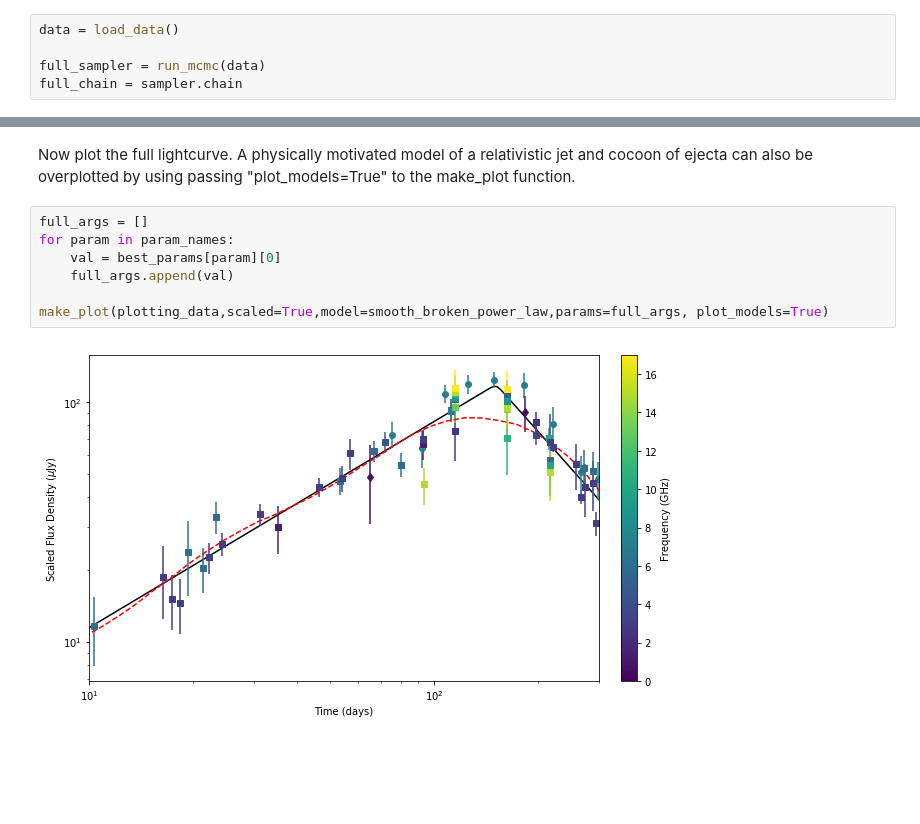
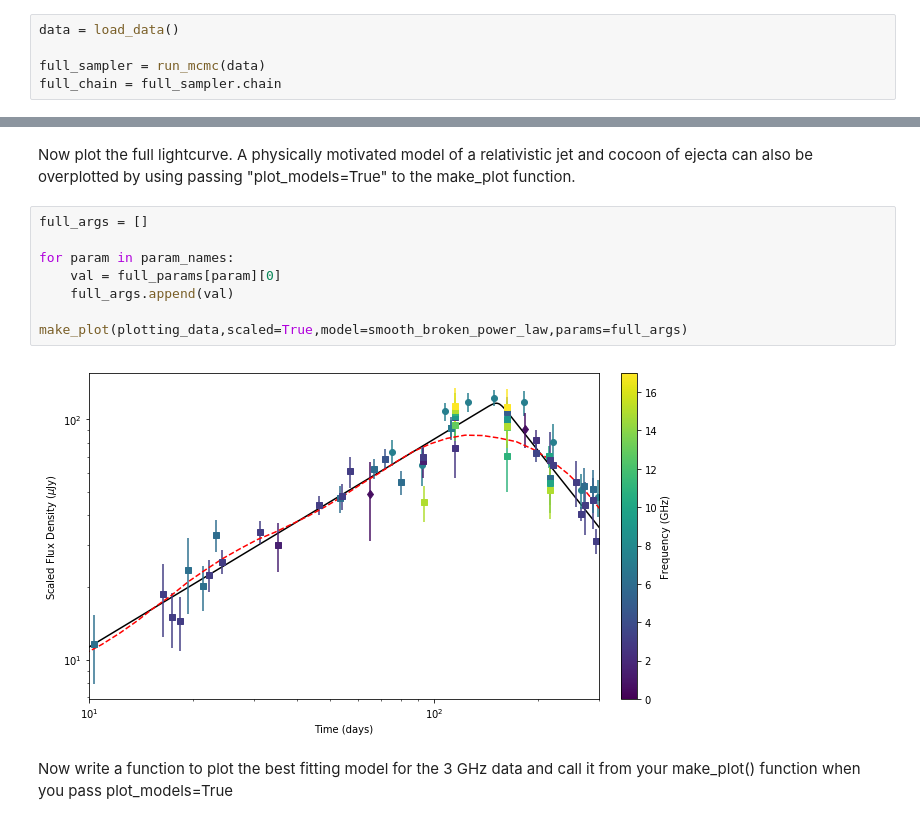
Before and after one commit to ddobie/growth-winter-school-2018, a Jupyter notebook: full_solutions.ipynb, the cells around one changed output, grey strips where cells are left out. Cells and saved outputs as stored; diff of their text form; blank space fills up the shorter version.

Commit message:
Added physical model section

```diff
--- a/full_solutions.ipynb
+++ b/full_solutions.ipynb
@@ -514,5 +506,5 @@ We're now going to use the full radio lightcurve to determine the best fitting p
 data = load_data()
 
 full_sampler = run_mcmc(data)
-full_chain = sampler.chain
+full_chain = full_sampler.chain
 # %% [output]
@@ -549,10 +539,13 @@ print(chi2_full)
 Now plot the full lightcurve. A physically motivated model of a relativistic jet and cocoon of ejecta can also be overplotted by using passing "plot_models=True" to the make_plot function.
 # %%
 full_args = []
+
 for param in param_names:
-    val = best_params[param][0]
+    val = full_params[param][0]
     full_args.append(val)
 
-make_plot(plotting_data,scaled=True,model=smooth_broken_power_law,params=full_args, plot_models=True)
+make_plot(plotting_data,scaled=True,model=smooth_broken_power_law,params=full_args)
 # %% [output]
-[figure, old version]
+[figure, new version]
+# %% [markdown]
+Now write a function to plot the best fitting model for the 3 GHz data and call it from your make_plot() function when you pass plot_models=True
```
Also changed, not shown: parts of 7 cells of this notebook.
